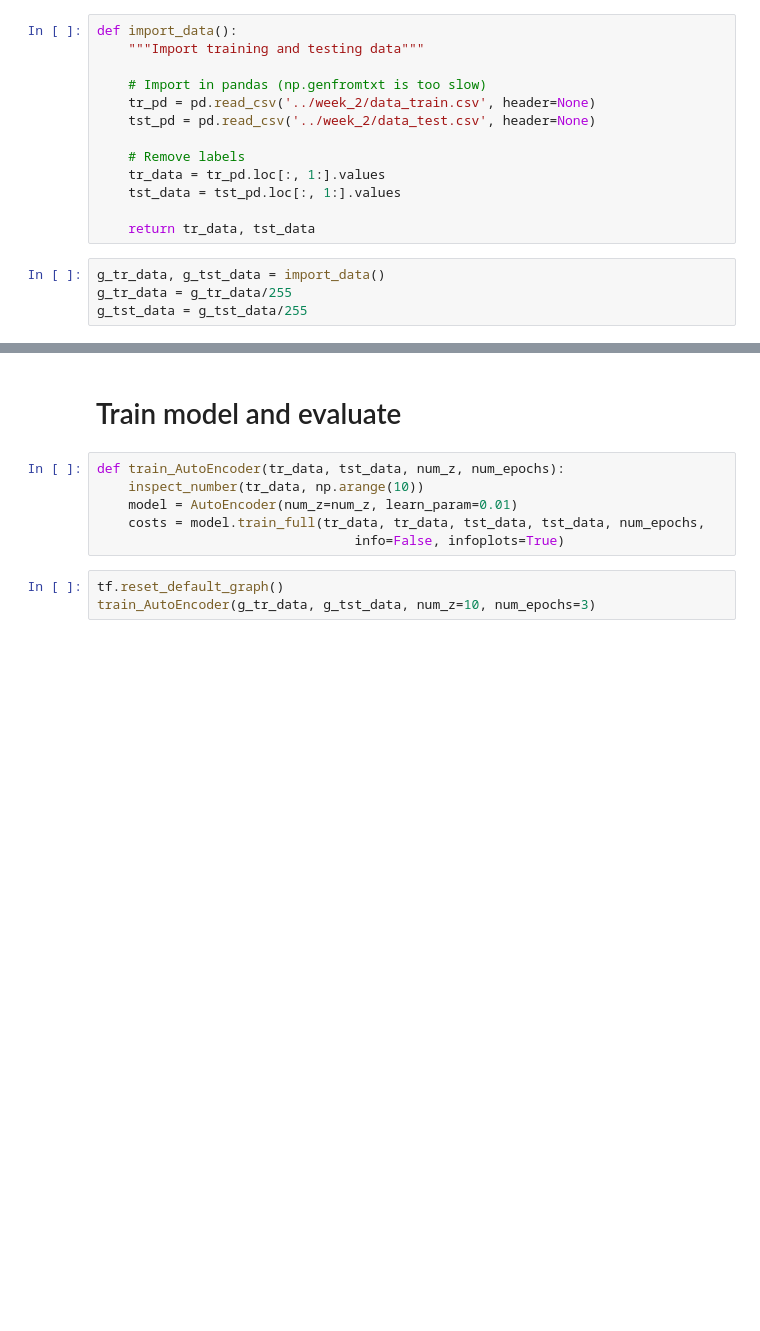
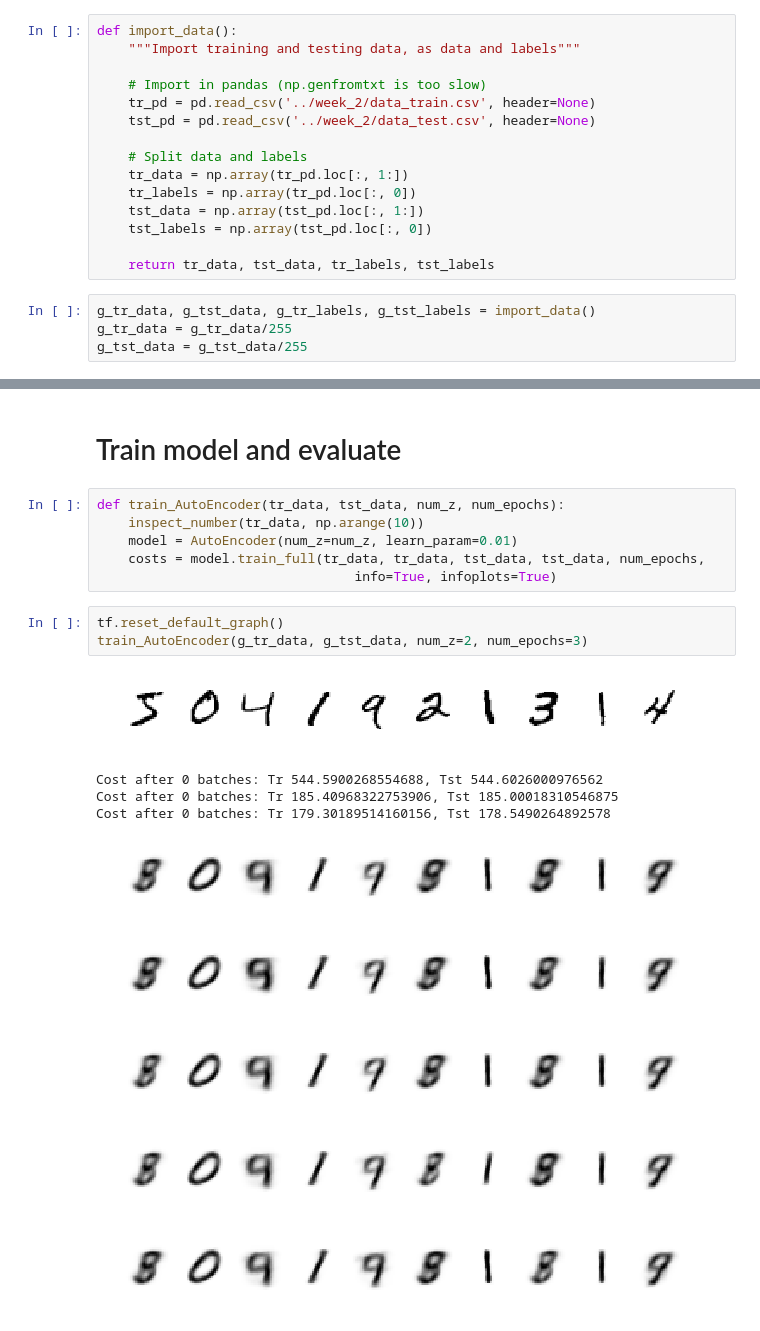
Before and after one commit to ahilbers/deeplearning, a Jupyter notebook: assignments/week_6/work_ass6.ipynb, the cells around one changed output, grey strips where cells are left out. Drawn from its saved outputs; the diff is of its cells as text; blank space fills up the shorter version.

```diff
--- a/assignments/week_6/work_ass6.ipynb
+++ b/assignments/week_6/work_ass6.ipynb
@@ -10,19 +10,21 @@ import tensorflow as tf
 ## Import
 # %%
 def import_data():
-    """Import training and testing data"""
+    """Import training and testing data, as data and labels"""
 
     # Import in pandas (np.genfromtxt is too slow)
     tr_pd = pd.read_csv('../week_2/data_train.csv', header=None)
     tst_pd = pd.read_csv('../week_2/data_test.csv', header=None)
 
-    # Remove labels
-    tr_data = tr_pd.loc[:, 1:].values
-    tst_data = tst_pd.loc[:, 1:].values
+    # Split data and labels
+    tr_data = np.array(tr_pd.loc[:, 1:])
+    tr_labels = np.array(tr_pd.loc[:, 0])
+    tst_data = np.array(tst_pd.loc[:, 1:])
+    tst_labels = np.array(tst_pd.loc[:, 0])
 
-    return tr_data, tst_data
+    return tr_data, tst_data, tr_labels, tst_labels
 # %%
-g_tr_data, g_tst_data = import_data()
+g_tr_data, g_tst_data, g_tr_labels, g_tst_labels = import_data()
 g_tr_data = g_tr_data/255
 g_tst_data = g_tst_data/255
 # %% [markdown]
@@ -162,7 +186,17 @@ def train_AutoEncoder(tr_data, tst_data, num_z, num_epochs):
     inspect_number(tr_data, np.arange(10))
     model = AutoEncoder(num_z=num_z, learn_param=0.01)
     costs = model.train_full(tr_data, tr_data, tst_data, tst_data, num_epochs,
-                                 info=False, infoplots=True)
+                                 info=True, infoplots=True)
 # %%
 tf.reset_default_graph()
-train_AutoEncoder(g_tr_data, g_tst_data, num_z=10, num_epochs=3)
+train_AutoEncoder(g_tr_data, g_tst_data, num_z=2, num_epochs=3)
+# %% [output]
+[figure, added]
+Cost after 0 batches: Tr 544.5900268554688, Tst 544.6026000976562
+Cost after 0 batches: Tr 185.40968322753906, Tst 185.00018310546875
+Cost after 0 batches: Tr 179.30189514160156, Tst 178.5490264892578
+[figure, added]
+[figure, added]
+[figure, added]
+[figure, added]
+[figure, added]
```
Also changed, not shown: parts of 2 cells of this notebook, 1 other file.
